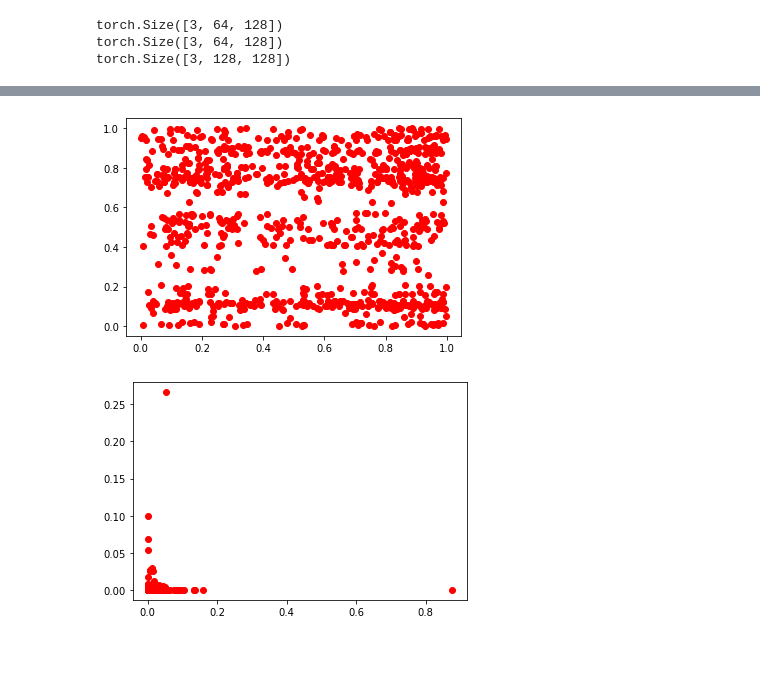
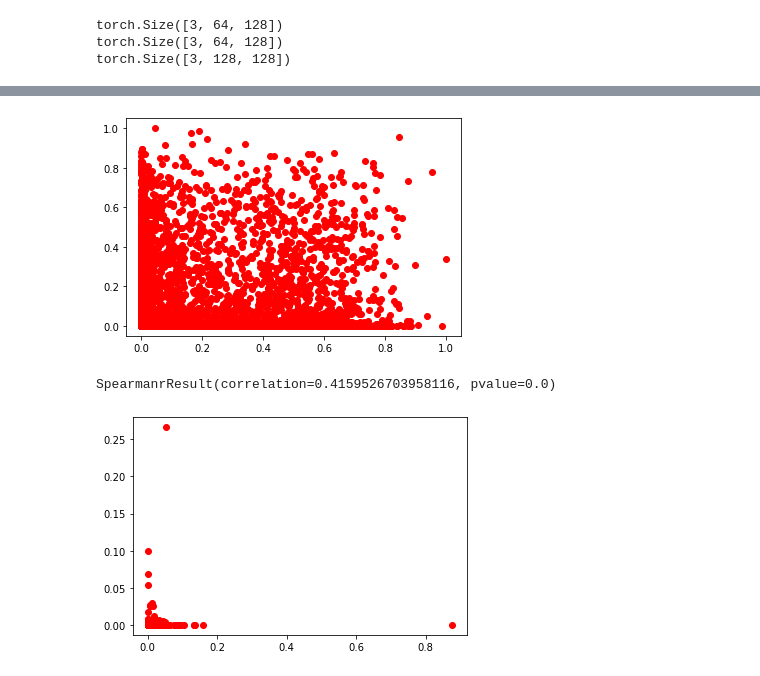
Before and after one commit to gist-ailab/uncertainty-activelearning, a Jupyter notebook: PT4AL/test.ipynb, the cells around one changed output, grey strips where cells are left out. Cells and saved outputs as stored; diff of their text form; code cells hidden in the pictures.

```diff
--- a/PT4AL/test.ipynb
+++ b/PT4AL/test.ipynb
@@ -51,22 +51,25 @@ c_loss = [float(string.split('//')[0]) for string in c_file.readlines()]
 # o_loss = [float(string.split('//')[0]) for string in o_file.readlines()]
 r_loss = [float(string.split('//')[0]) for string in r_file.readlines()]
 
-# c_norm = [float(np.log(1+i))/sum(c_loss) for i in c_loss]
+# c_norm = c_loss
+# r_norm = r_loss
+
+c_norm = [float(np.log(1+i)) for i in c_loss]
 # o_norm = [float(np.log(1+i))/sum(o_loss) for i in o_loss]
-# r_norm = [float(np.log(1+i))/sum(r_loss) for i in r_loss]
+r_norm = [float(np.log(1+i)) for i in r_loss]
 
-c_norm = np.argsort(c_loss)
-# o_norm = np.argsort(o_loss)
-r_norm = np.argsort(r_loss)
+# c_norm = np.argsort(c_loss)
+# # o_norm = np.argsort(o_loss)
+# r_norm = np.argsort(r_loss)
 
-c_norm = c_norm / max(c_norm)
-# o_norm = o_norm / max(o_norm)
-r_norm = r_norm / max(r_norm)
+# c_norm = c_norm / max(c_norm)
+# # o_norm = o_norm / max(o_norm)
+# r_norm = r_norm / max(r_norm)
 
-# c_norm = normalize(c_loss)
+c_norm = normalize(c_norm)
 # o_norm = normalize(o_loss)
-# r_norm = normalize(r_loss)
+r_norm = normalize(r_norm)
 
-print(len(c_norm))
+# print(len(c_norm))
 # print(len(o_norm))
-print(len(r_norm))
+# print(len(r_norm))
@@ -92,8 +83,19 @@ plt.show()
-# %%
-plt.plot(c_norm[1000:2000], r_norm[1000:2000], 'ro')
-plt.show()
-# %% [output]
-[figure, removed]
+# %%
+import matplotlib.pyplot as plt
+from scipy.stats import spearmanr
+
+# plt.plot(c_norm[:15], r_norm[:15], 'ro')
+plt.plot(c_norm, r_norm, 'ro')
+# plt.xlim(0,1)
+# plt.ylim(0,1)
+plt.show()
+
+# score = spearmanr(c_norm[:1000], r_norm[:1000])
+score = spearmanr(c_norm, r_norm)
+print(score)
+# %% [output]
+[figure, added]
+SpearmanrResult(correlation=0.4159526703958116, pvalue=0.0)
 # %%
 plt.plot(r_norm[:1000], o_norm[:1000], 'ro')
 plt.show()
```
Also changed, not shown: parts of 4 cells of this notebook, 7 other files.
